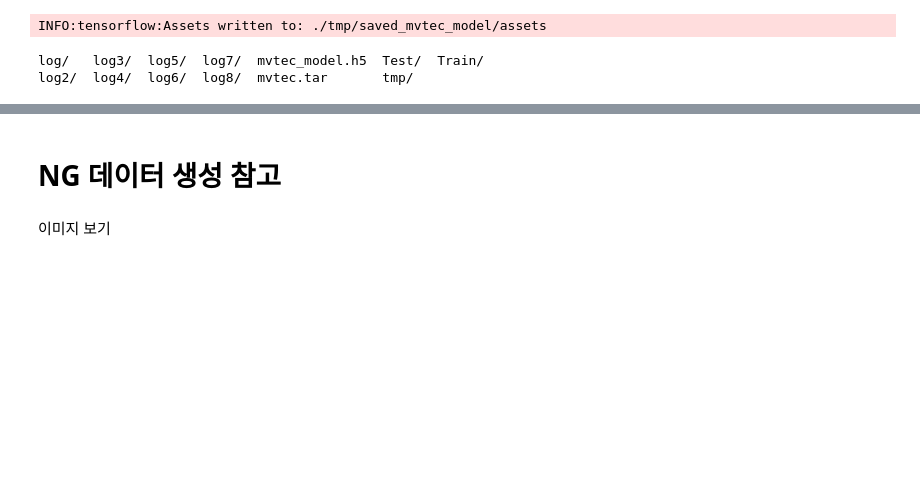
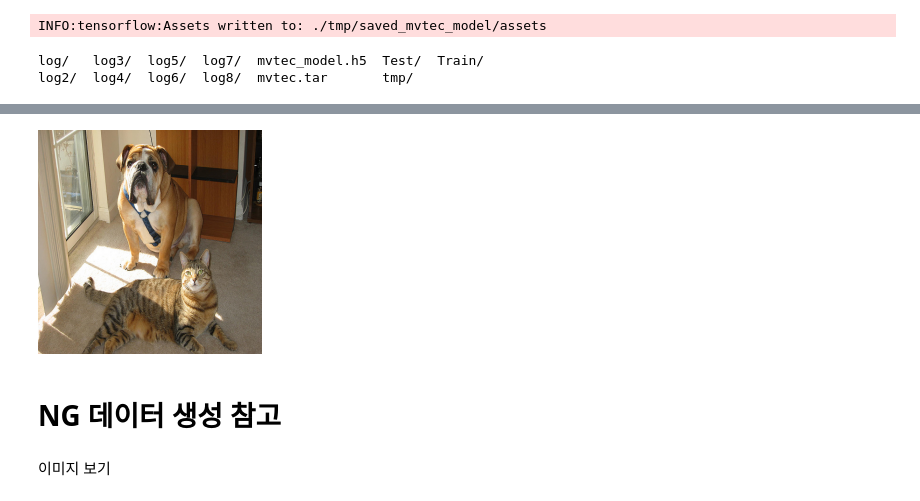
Before and after one commit to iskra3138/colab_repo, a Jupyter notebook: MVTEC_학습의_사본.ipynb, the cells around one changed output, grey strips where cells are left out. Drawn from its saved outputs; the diff is of its cells as text; code cells hidden in the pictures; blank space fills up the shorter version.

```diff
--- a/MVTEC_학습의_사본.ipynb
+++ b/MVTEC_학습의_사본.ipynb
@@ -912,3 +3105,10 @@ log2/  log4/  log6/  log8/  mvtec.tar       tmp/
+# %%
+from PIL import Image
+img = Image.open('cat_dog.png')
+# %%
+img
+# %% [output]
+[figure, added]
 # %%
 model = tf.keras.Sequential([
     hub.KerasLayer("https://tfhub.dev/google/imagenet/resnet_v1_101/feature_vector/4",
```
Also changed, not shown: parts of 103 cells of this notebook.
